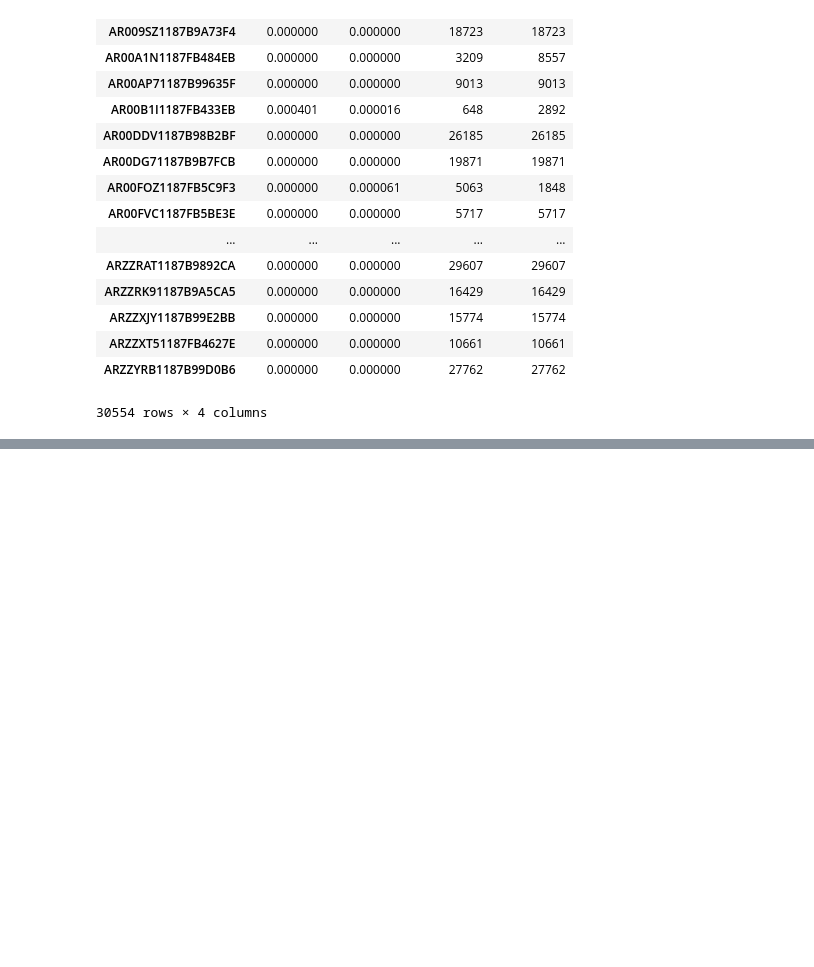
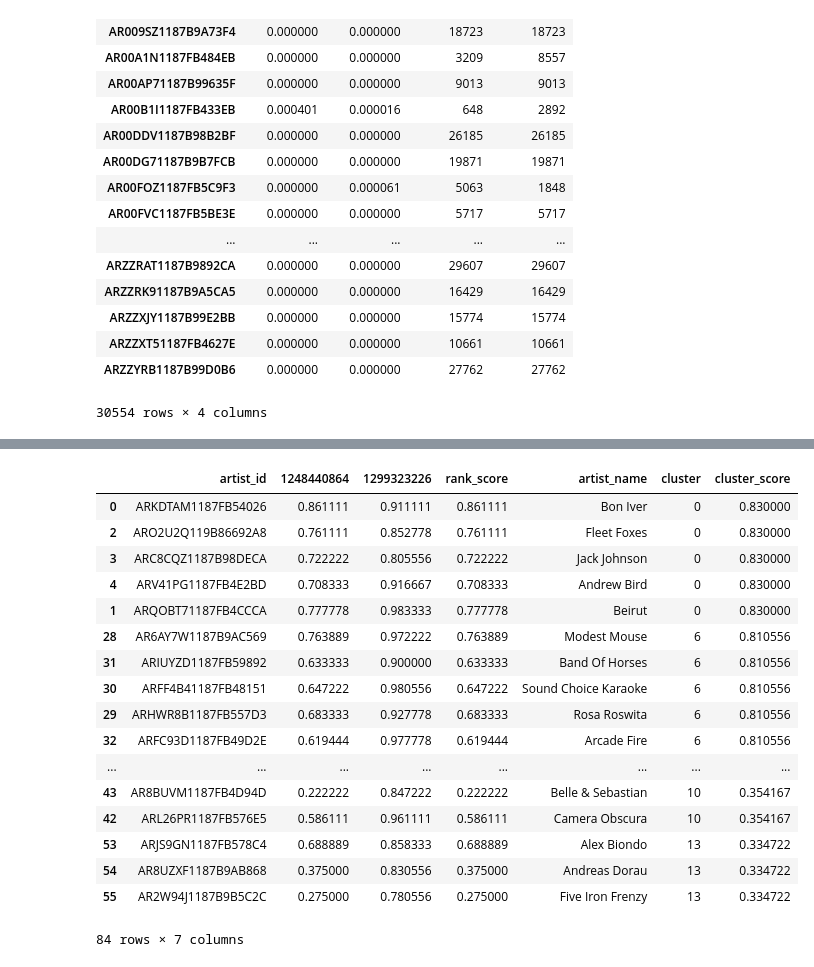
Before and after one commit to bsbell21/CapstoneProject, a Jupyter notebook: clustering_testing.ipynb, the cells around one changed output, grey strips where cells are left out. Saved outputs shown, nothing was run; the diff lists cells and outputs as text; code cells hidden in the pictures; blank space fills up the shorter version.

```diff
--- a/clustering_testing.ipynb
+++ b/clustering_testing.ipynb
@@ -2032,0 +2158,5 @@ pl2.tot_recs_df.pivot('artist_id', 'user', 'rank')
+# %%
+reload(pf)
+pl3 = pf.Pipeline(model, model_cols = ['user','artist_id','play_count'],
+    user_col = 'user', item_col = 'artist_id', listen_col = 'play_count')
+pl3.fit(df_pipeline)
@@ -2032,0 +2181,21 @@ pl2.tot_recs_df.pivot('artist_id', 'user', 'rank')
+# %%
+pl3.playlist_seed_df
+# %% [output]
+|  | artist_id | 1248440864 | 1299323226 | rank_score | artist_name | cluster | cluster_score |
+| 0 | ARKDTAM1187FB54026 | 0.861111 | 0.911111 | 0.861111 | Bon Iver | 0 | 0.830000 |
+| 2 | ARO2U2Q119B86692A8 | 0.761111 | 0.852778 | 0.761111 | Fleet Foxes | 0 | 0.830000 |
+| 3 | ARC8CQZ1187B98DECA | 0.722222 | 0.805556 | 0.722222 | Jack Johnson | 0 | 0.830000 |
+| 4 | ARV41PG1187FB4E2BD | 0.708333 | 0.916667 | 0.708333 | Andrew Bird | 0 | 0.830000 |
+| 1 | ARQOBT71187FB4CCCA | 0.777778 | 0.983333 | 0.777778 | Beirut | 0 | 0.830000 |
+| 28 | AR6AY7W1187B9AC569 | 0.763889 | 0.972222 | 0.763889 | Modest Mouse | 6 | 0.810556 |
+| 31 | ARIUYZD1187FB59892 | 0.633333 | 0.900000 | 0.633333 | Band Of Horses | 6 | 0.810556 |
+| 30 | ARFF4B41187FB48151 | 0.647222 | 0.980556 | 0.647222 | Sound Choice Karaoke | 6 | 0.810556 |
+| 29 | ARHWR8B1187FB557D3 | 0.683333 | 0.927778 | 0.683333 | Rosa Roswita | 6 | 0.810556 |
+| 32 | ARFC93D1187FB49D2E | 0.619444 | 0.977778 | 0.619444 | Arcade Fire | 6 | 0.810556 |
+| ... | ... | ... | ... | ... | ... | ... | ... |
+| 43 | AR8BUVM1187FB4D94D | 0.222222 | 0.847222 | 0.222222 | Belle & Sebastian | 10 | 0.354167 |
+| 42 | ARL26PR1187FB576E5 | 0.586111 | 0.961111 | 0.586111 | Camera Obscura | 10 | 0.354167 |
+| 53 | ARJS9GN1187FB578C4 | 0.688889 | 0.858333 | 0.688889 | Alex Biondo | 13 | 0.334722 |
+| 54 | AR8UZXF1187B9AB868 | 0.375000 | 0.830556 | 0.375000 | Andreas Dorau | 13 | 0.334722 |
+| 55 | AR2W94J1187B9B5C2C | 0.275000 | 0.780556 | 0.275000 | Five Iron Frenzy | 13 | 0.334722 |
+84 rows × 7 columns
```
Also changed, not shown: parts of 49 cells of this notebook, 2 other files.
